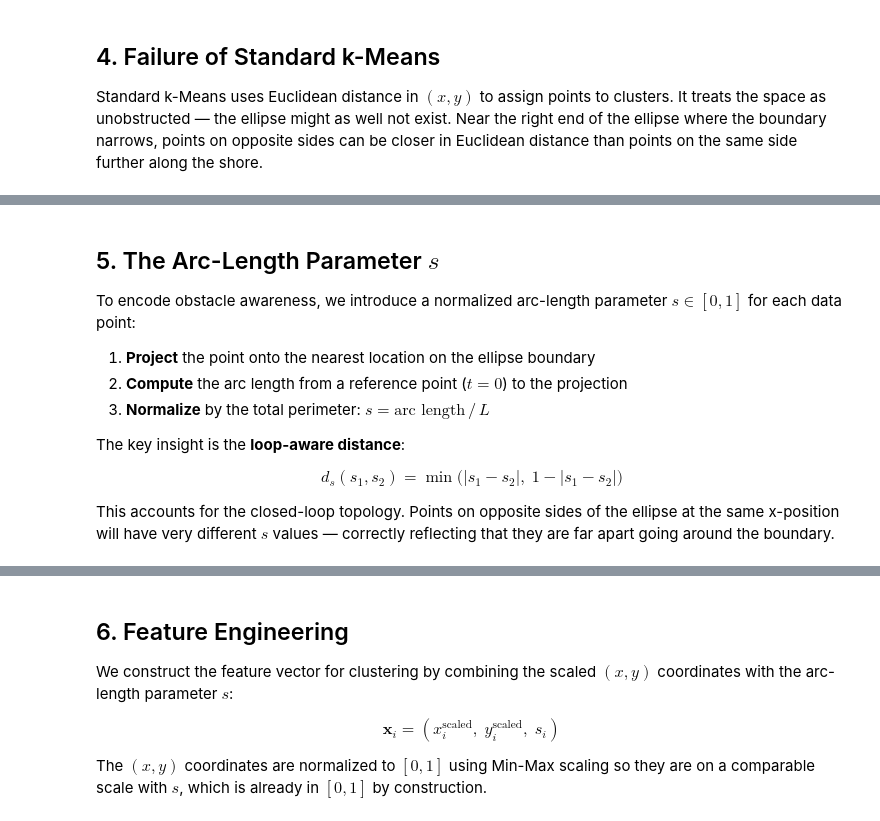
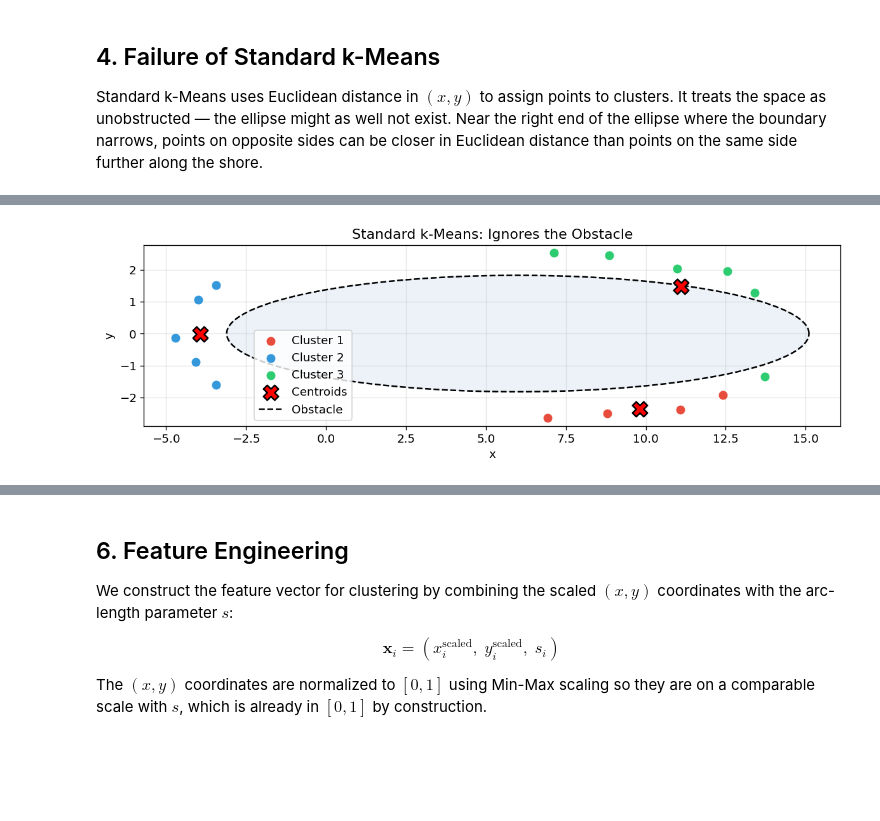
Before and after one commit to Michele-75/obstacle-aware-clustering, a Jupyter notebook: notebooks/01_toy_problem_ellipse.ipynb, the cells around one changed output, grey strips where cells are left out. Cells and saved outputs as stored; diff of their text form; code cells hidden in the pictures; blank space fills up the shorter version.

```diff
--- a/notebooks/01_toy_problem_ellipse.ipynb
+++ b/notebooks/01_toy_problem_ellipse.ipynb
@@ -183,38 +205,26 @@ for idx in range(len(raw_data)):
 # %%
 # Plot standard k-Means result
 fig, ax = plt.subplots(figsize=(10, 6))
 
 cmap = ['#e74c3c', '#3498db', '#2ecc71']
 for i in range(3):
     mask = labels_standard == i
     ax.scatter(raw_data[mask, 0], raw_data[mask, 1], c=cmap[i],
               s=80, edgecolors='white', linewidth=0.5, label=f'Cluster {i+1}', zorder=3)
 
 ax.scatter(kmeans_standard.cluster_centers_[:, 0], kmeans_standard.cluster_centers_[:, 1],
            c='red', marker='X', s=200, edgecolors='black', linewidth=1.5, zorder=4, label='Centroids')
 
 ax.plot(boundary_pts[:, 0], boundary_pts[:, 1], 'k--', linewidth=1.5, label='Obstacle')
 ax.fill(boundary_pts[:, 0], boundary_pts[:, 1], alpha=0.1, color='steelblue')
 
 ax.set_xlabel('x')
 ax.set_ylabel('y')
 ax.set_title('Standard k-Means: Ignores the Obstacle')
-ax.legend(loc='upper left')
+ax.legend(loc='lower left', bbox_to_anchor=(0.15,0))
 ax.set_aspect('equal')
 ax.grid(True, alpha=0.3)
 plt.tight_layout()
 plt.show()
+# %% [output]
+[figure, added]
-# %% [markdown]
-## 5. The Arc-Length Parameter $s$
-
-To encode obstacle awareness, we introduce a normalized arc-length parameter $s \in [0, 1]$ for each data point:
-
-1. **Project** the point onto the nearest location on the ellipse boundary
-2. **Compute** the arc length from a reference point ($t=0$) to the projection
-3. **Normalize** by the total perimeter: $s = \text{arc length} \,/\, L$
-
-The key insight is the **loop-aware distance**:
-
-$$d_s(s_1, s_2) = \min\big(|s_1 - s_2|,\; 1 - |s_1 - s_2|\big)$$
-
-This accounts for the closed-loop topology. Points on opposite sides of the ellipse at the same x-position will have very different $s$ values — correctly reflecting that they are far apart going around the boundary.
```
Also changed, not shown: parts of 14 cells of this notebook.
